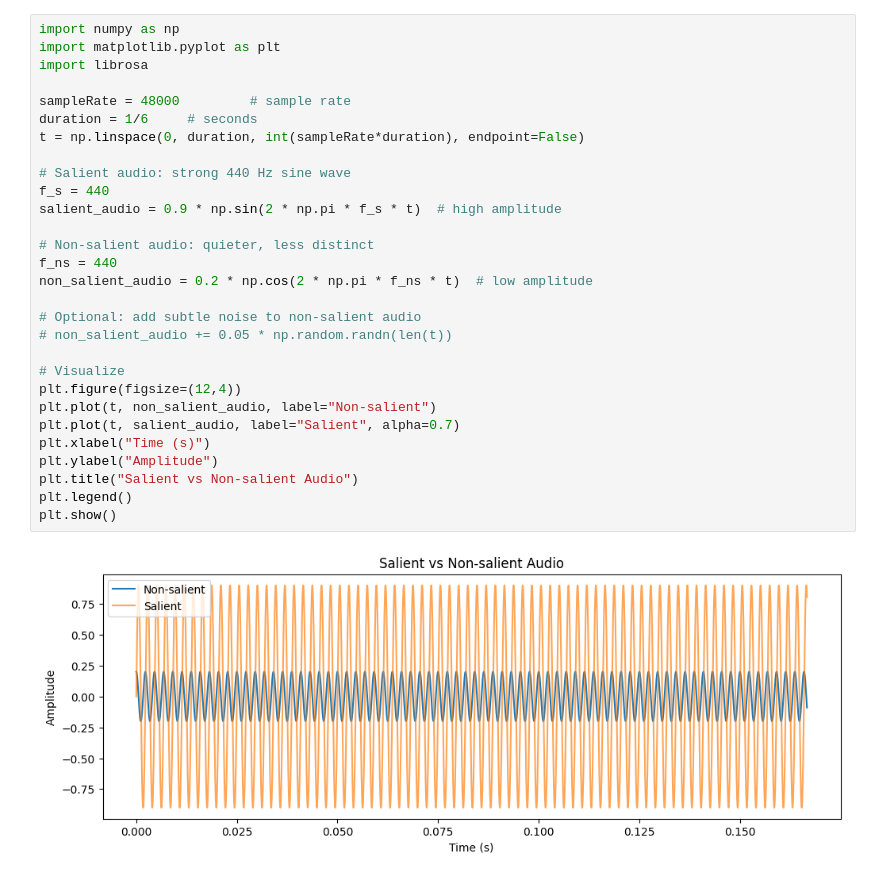
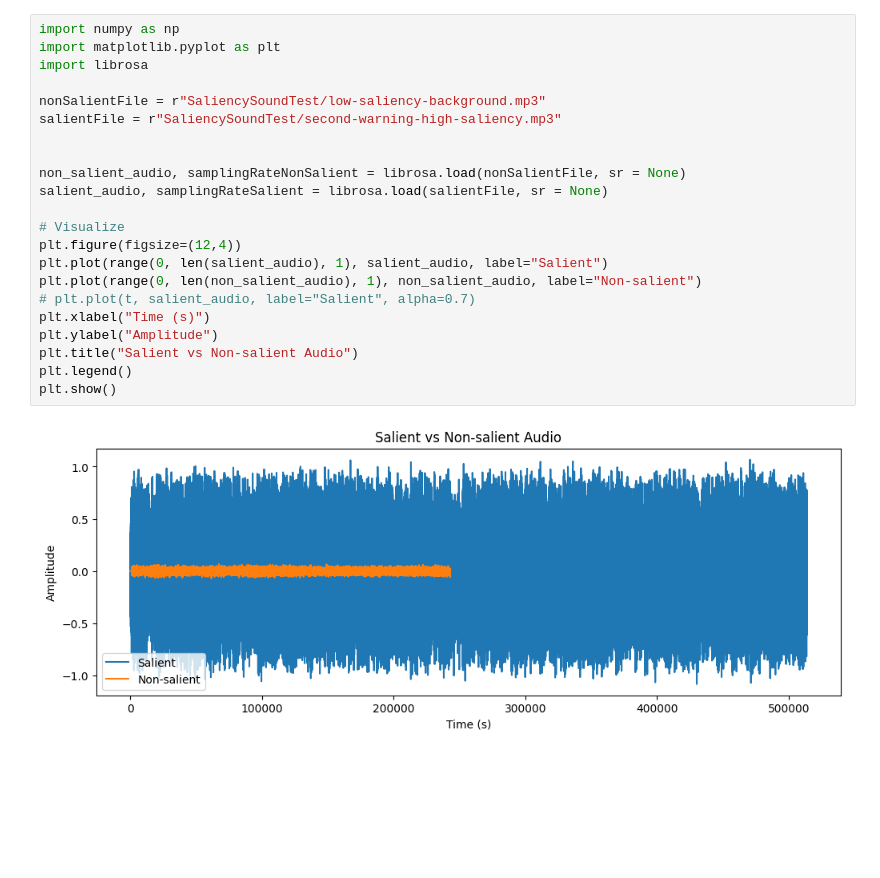
Before and after one commit to AI01010/FoV_ML_spatial_audio_prediction, a Jupyter notebook: Scripts/Get Saliency From Tile/getAudioSaliencyFromWave.ipynb, the cells around one changed output. Cells and saved outputs as stored; diff of their text form; blank space fills up the shorter version.

```diff
--- a/Scripts/Get Saliency From Tile/getAudioSaliencyFromWave.ipynb
+++ b/Scripts/Get Saliency From Tile/getAudioSaliencyFromWave.ipynb
@@ -1,32 +1,25 @@
 # %%
 import numpy as np
 import matplotlib.pyplot as plt
 import librosa
 
-sampleRate = 48000         # sample rate
-duration = 1/6     # seconds
-t = np.linspace(0, duration, int(sampleRate*duration), endpoint=False)
+nonSalientFile = r"SaliencySoundTest/low-saliency-background.mp3"
+salientFile = r"SaliencySoundTest/second-warning-high-saliency.mp3"
 
-# Salient audio: strong 440 Hz sine wave
-f_s = 440
-salient_audio = 0.9 * np.sin(2 * np.pi * f_s * t)  # high amplitude
 
-# Non-salient audio: quieter, less distinct
-f_ns = 440
-non_salient_audio = 0.2 * np.cos(2 * np.pi * f_ns * t)  # low amplitude
-
-# Optional: add subtle noise to non-salient audio
-# non_salient_audio += 0.05 * np.random.randn(len(t))
+non_salient_audio, samplingRateNonSalient = librosa.load(nonSalientFile, sr = None)
+salient_audio, samplingRateSalient = librosa.load(salientFile, sr = None)
 
 # Visualize
 plt.figure(figsize=(12,4))
-plt.plot(t, non_salient_audio, label="Non-salient")
-plt.plot(t, salient_audio, label="Salient", alpha=0.7)
+plt.plot(range(0, len(salient_audio), 1), salient_audio, label="Salient")
+plt.plot(range(0, len(non_salient_audio), 1), non_salient_audio, label="Non-salient")
+# plt.plot(t, salient_audio, label="Salient", alpha=0.7)
 plt.xlabel("Time (s)")
 plt.ylabel("Amplitude")
 plt.title("Salient vs Non-salient Audio")
 plt.legend()
 plt.show()
 # %% [output]
-[figure, old version]
+[figure, new version]
 # %%
```
Also changed, not shown: parts of 1 cell of this notebook, 1 other file.
